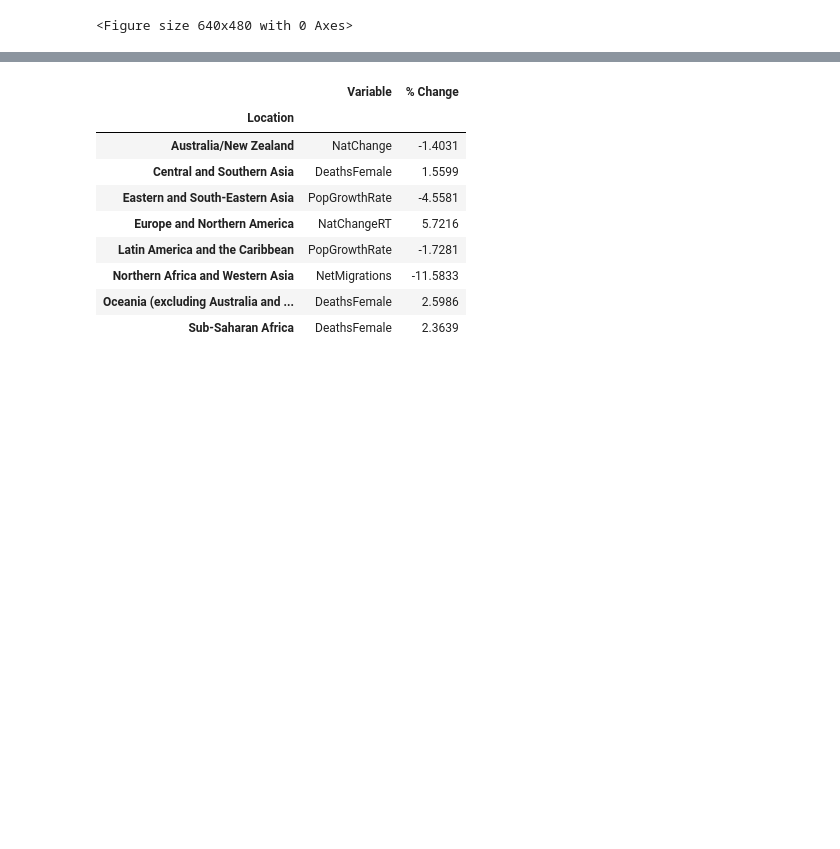
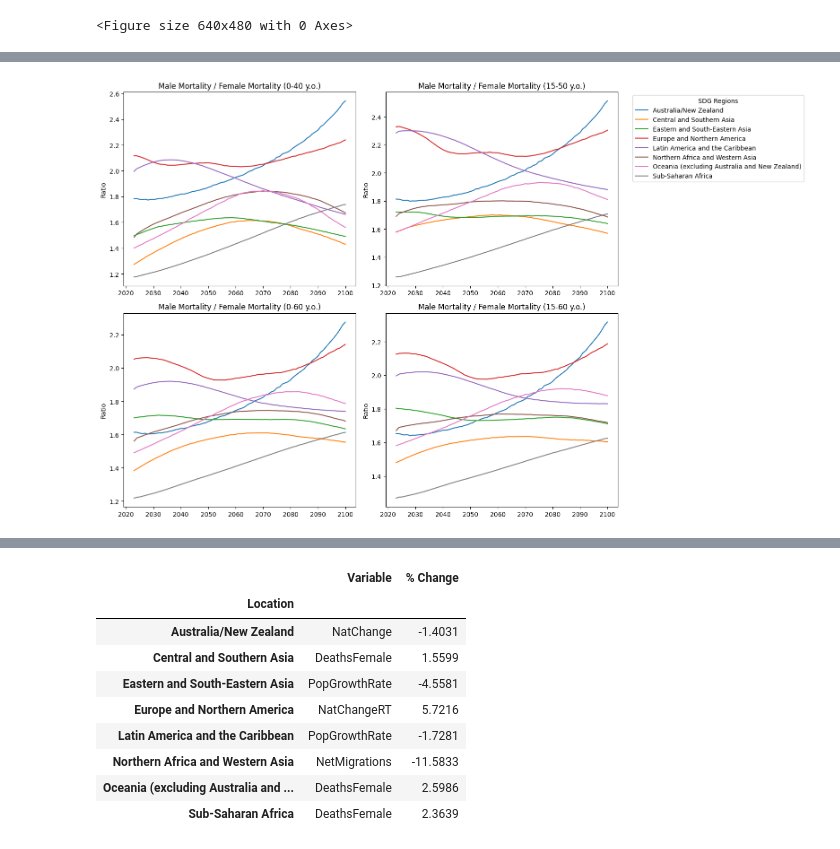
Before and after one commit to GongJr0/UW_Data_Science_Population_Analysis, a Jupyter notebook: Analysis.ipynb, the cells around one changed output, grey strips where cells are left out. Saved outputs shown, nothing was run; the diff lists cells and outputs as text; code cells hidden in the pictures; blank space fills up the shorter version.

```diff
--- a/Analysis.ipynb
+++ b/Analysis.ipynb
@@ -192,0 +165,8 @@ Bla Bla Insert analysis of model predictions here.
+# %%
+sum = 0
+for loc, data in gr:
+        if loc != 'Australia/New Zealand':
+                sum += data['CNMR'].iloc[-1] - data['CNMR'].iloc[0]
+
+ausMig = df_projections[df_projections['Location'] == 'Australia/New Zealand'].CNMR.iloc[-1] - df_projections[df_projections['Location'] == 'Australia/New Zealand'].CNMR.iloc[0]
+print(f"Total Change in migrants / 1000 population: {round(sum,4)} \nChange in migrants / 1000 population for 'Australia/New Zealand': {round(ausMig,4)}")
@@ -192,0 +182,28 @@ Bla Bla Insert analysis of model predictions here.
+# %%
+fig, ((ax1, ax2), (ax3, ax4)) = plt.subplots(2, 2, figsize=(16, 10))  # Creating subplots
+
+for loc, data in gr:
+    ax1.plot(data.index, data['Q0040Male'] / data['Q0040Female'], label=loc)
+ax1.set_title("Male Mortality / Female Mortality (0-40 y.o.)")
+ax1.set_ylabel('Ratio')
+
+for loc, data in gr:
+    ax2.plot(data.index, data['Q1550Male'] / data['Q1550Female'], label=loc)
+ax2.set_title("Male Mortality / Female Mortality (15-50 y.o.)")
+ax2.set_ylabel('Ratio')
+ax2.legend(bbox_to_anchor=(1.05, 1), loc='upper left', title="SDG Regions")
+
+for loc, data in gr:
+    ax3.plot(data.index, data['Q0060Male'] / data['Q0060Female'], label=loc)
+ax3.set_title("Male Mortality / Female Mortality (0-60 y.o.)")
+ax3.set_ylabel('Ratio')
+
+for loc, data in gr:
+    ax4.plot(data.index, data['Q1560Male'] / data['Q1560Female'], label=loc)
+ax4.set_title("Male Mortality / Female Mortality (15-60 y.o.)")
+ax4.set_ylabel('Ratio')
+
+plt.tight_layout()
+plt.show()
+# %% [output]
+[figure, added]
```
Also changed, not shown: parts of 11 cells of this notebook.
